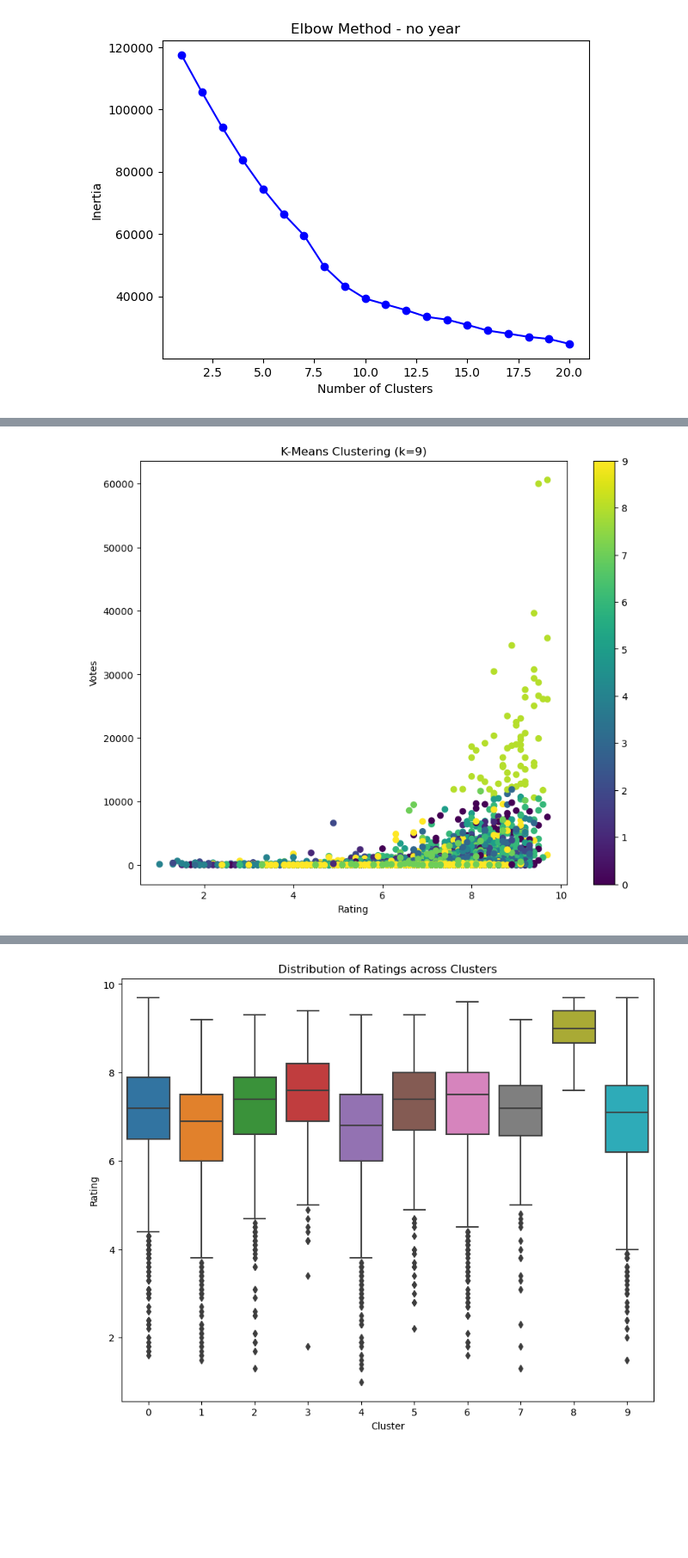
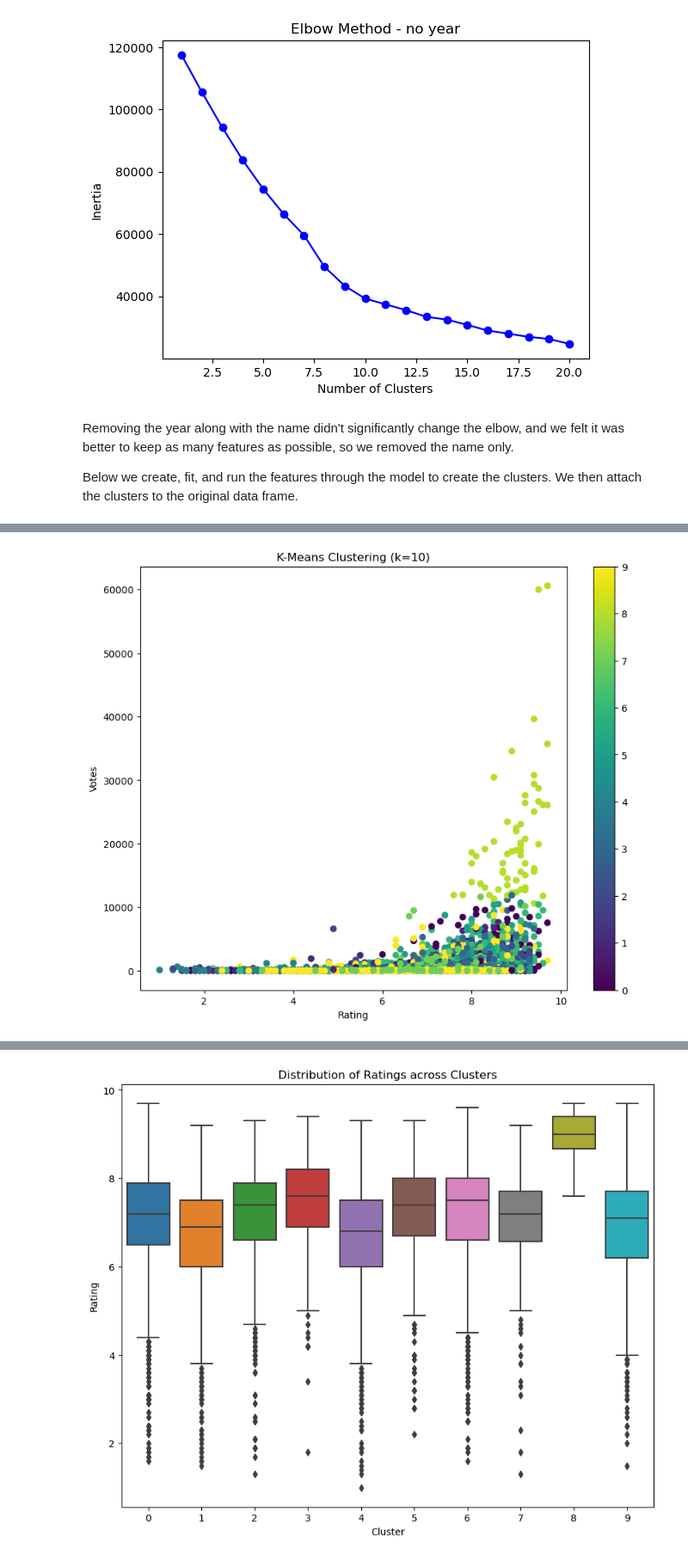
Before and after one commit to jrfloza12/Project4, a Jupyter notebook: Cluster_Kmeans.ipynb, the cells around one changed output, grey strips where cells are left out. Shown at 86% size. Saved outputs shown, nothing was run; the diff lists cells and outputs as text; code cells hidden in the pictures; blank space fills up the shorter version.

```diff
--- a/Cluster_Kmeans.ipynb
+++ b/Cluster_Kmeans.ipynb
@@ -178,6 +191,11 @@ plt.title('Elbow Method - no year')
 plt.show()
 # %% [output]
 [figure]
+# %% [markdown]
+Removing the year along with the name didn't significantly change the elbow, and we felt it was better to keep as many features as possible, so we removed the name only.
+
+Below we create, fit, and run the features through the model to create the clusters.
+We then attach the clusters to the original data frame.
 # %%
 # Initialize KMeans
 kmeans_model = KMeans(n_clusters=10, random_state=1)
@@ -207,11 +225,11 @@ Games_df.head(10)
 # %%
 plt.figure(figsize=(10, 8))
 scatter = plt.scatter(Games_df['rating'], Games_df['votes'], c=Games_df['Cluster'], cmap='viridis')
 plt.xlabel('Rating')
 plt.ylabel('Votes')
-plt.title('K-Means Clustering (k=9)')
+plt.title('K-Means Clustering (k=10)')
 plt.colorbar(scatter)
 plt.show()
 # %% [output]
-[figure, old version]
+[figure, new version]
 # %% [markdown]
```
Also changed, not shown: parts of 29 cells of this notebook, 2 other files.
